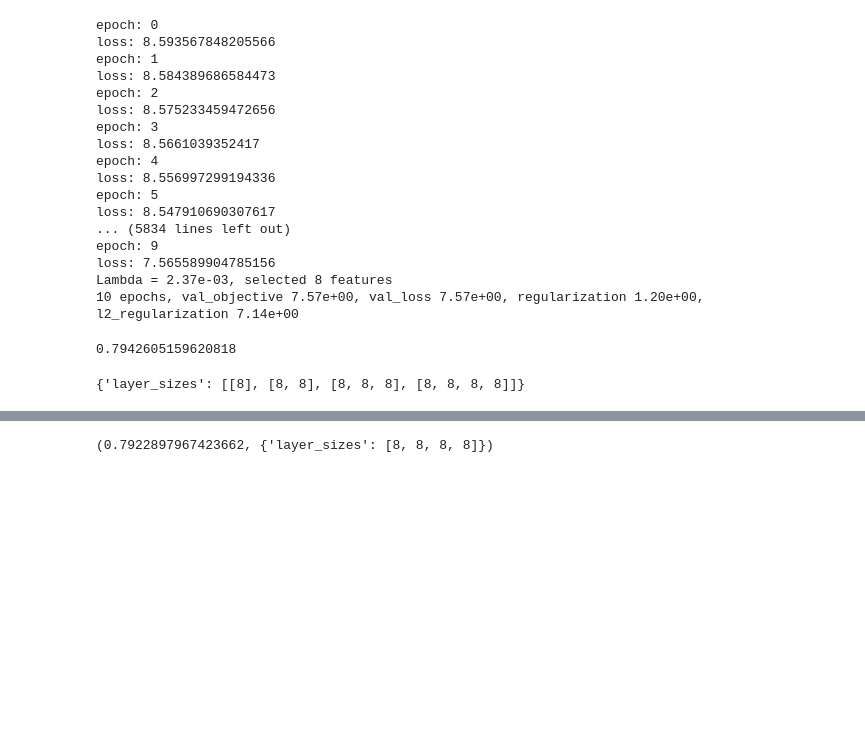
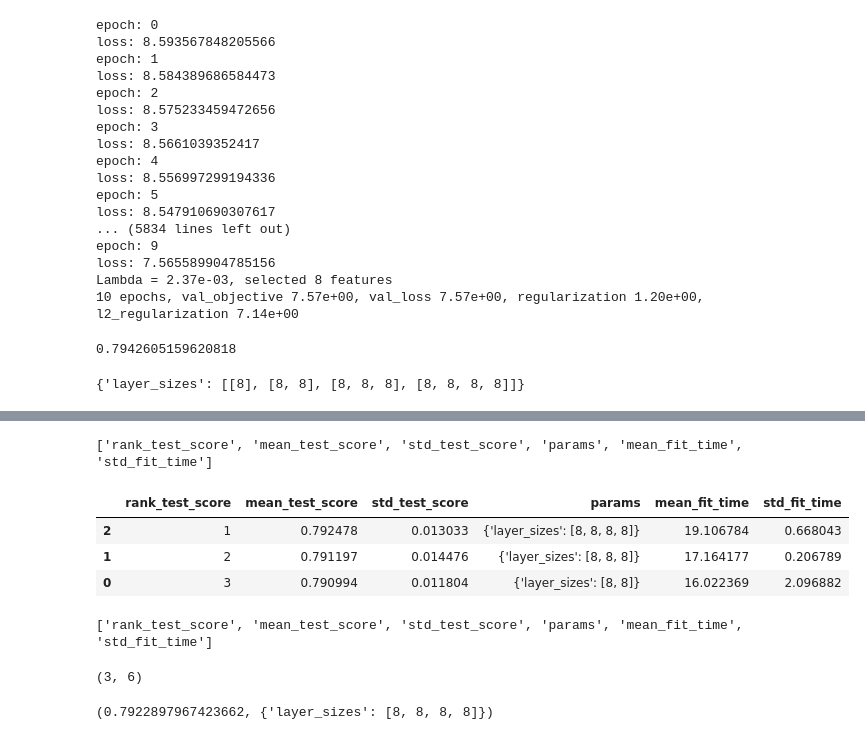
Before and after one commit to compbiomed-unito/survhive, a Jupyter notebook: optimization_test_fastCPH.ipynb, the cells around one changed output, grey strips where cells are left out. Cells and saved outputs as stored; diff of their text form; code cells hidden in the pictures; blank space fills up the shorter version.

```diff
--- a/optimization_test_fastCPH.ipynb
+++ b/optimization_test_fastCPH.ipynb
@@ -180,6 +196,7 @@ fl_grid
 # %%
 # Stratified CV
 fl_lasso_cv=survwrap.FastCPH(rng_seed)
-fl_grid=fl_lasso_cv.get_parameter_grid(max_width=X_train.shape[1])
+#fl_grid=fl_lasso_cv.get_parameter_grid(max_width=X_train.shape[1])
+fl_grid['layer_sizes']=[[8]*_ for _ in range(2,5)]
 fl_grid
 # %% [output]
@@ -211,3 +228,16 @@ loss:
+# %%
+survwrap.get_model_scores_df(opt_lasso_search)
+# %% [output]
+['rank_test_score', 'mean_test_score', 'std_test_score', 'params', 'mean_fit_time', 'std_fit_time']
+|  | rank_test_score | mean_test_score | std_test_score | params | mean_fit_time | std_fit_time |
+| 2 | 1 | 0.792478 | 0.013033 | {'layer_sizes': [8, 8, 8, 8]} | 19.106784 | 0.668043 |
+| 1 | 2 | 0.791197 | 0.014476 | {'layer_sizes': [8, 8, 8]} | 17.164177 | 0.206789 |
+| 0 | 3 | 0.790994 | 0.011804 | {'layer_sizes': [8, 8]} | 16.022369 | 2.096882 |
+# %%
+survwrap.get_model_scores_df(opt_lasso_search).shape
+# %% [output]
+['rank_test_score', 'mean_test_score', 'std_test_score', 'params', 'mean_fit_time', 'std_fit_time']
+(3, 6)
 # %%
 opt_lasso.score(X_test, y_test), opt_lasso_params
 # %% [output]
```
Also changed, not shown: parts of 8 cells of this notebook, 4 other files.
